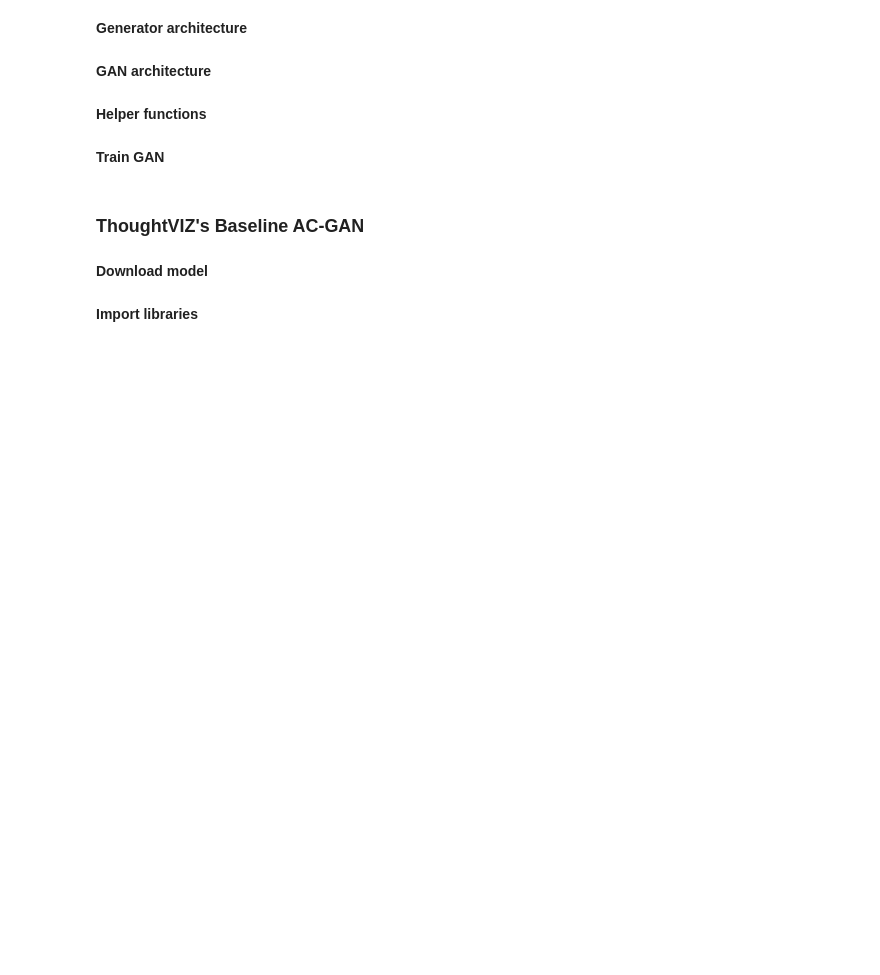
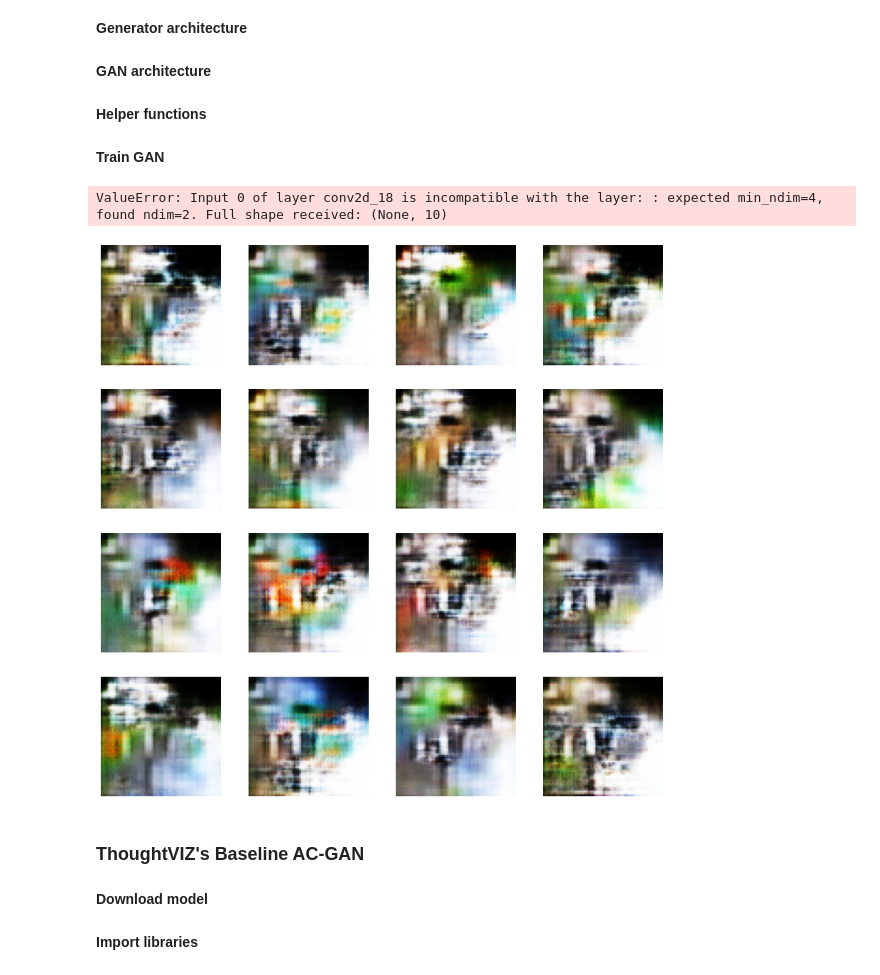
Before and after one commit to acardara/EEG-Decoding-to-Images, a Jupyter notebook: CSE_247_Project.ipynb, the cells around one changed output. Drawn from its saved outputs; the diff is of its cells as text; code cells hidden in the pictures; blank space fills up the shorter version.

Commit message:
Update CSE_247_Project.ipynb
Adding n_classes to jason - currently broken.

```diff
--- a/CSE_247_Project.ipynb
+++ b/CSE_247_Project.ipynb
@@ -313,9 +324,10 @@ def new_split_data(images, labels, train=0.8, data_per_class=900):
   return (np.asarray(trainX), np.asarray(trainY)), (np.asarray(testX), np.asarray(testY))
 
 # load images
-def load_real_samples():
+def load_real_samples(n_classes):
   # load dataset
   images, labels = image_utils.load_images(path_root="")
+  images, labels = trim_classes(images, labels, n_classes)
   (trainX, trainY), (testX, testY) = new_split_data(images, labels)
 	# expand to 3d, e.g. add channels
   X = expand_dims(trainX, axis=-1)
@@ -339,7 +351,7 @@ def generate_real_samples(dataset, n_samples):
 	return [X, labels], y
 
 # generate points in latent space as input for the generator
-def generate_latent_points(latent_dim, n_samples, n_classes=40):
+def generate_latent_points(latent_dim, n_samples, n_classes):
   # generate points in the latent space
   x_input = randn(latent_dim * n_samples)
   # reshape into a batch of inputs for the network
@@ -429,27 +441,32 @@ def train(g_model, d_model, gan_model, dataset, latent_dim, n_epochs=10, n_batch
 # size of the latent space
 # latent_dim = 100
 latent_dim = 400
+n_classes=10
 # create the discriminator
-discriminator = define_discriminator()
+discriminator = define_discriminator(n_classes)
 # create the generator
-generator = define_generator(latent_dim)
+generator = define_generator(latent_dim, n_classes)
 # create the gan
 gan_model = define_gan(generator, discriminator)
 # load image data
 dataset = load_real_samples()
 # train model
 train(generator, discriminator, gan_model, dataset, latent_dim, n_epochs=20)
+# %% [output]
+ValueError: Input 0 of layer conv2d_18 is incompatible with the layer: : expected min_ndim=4, found ndim=2. Full shape received: (None, 10)
 # %%
-[X, _], _ = generate_fake_class_sample(generator, class_label=0, latent_dim=400, n_samples=16)
+[X, _], _ = generate_fake_class_sample(generator, class_label=2, latent_dim=400, n_samples=16)
 # scale from [-1,1] to [0,1]
 X = (X + 1) / 2.0
 
 f, axs = plt.subplots(4,4,figsize=(15,15))
 # plot images
 for i in range(16):
   axs[i//4,i%4].imshow(X[i])
   axs[i//4,i%4].axis("off")
 f.show()
+# %% [output]
+[figure, added]
 # %%
 from keras.utils.vis_utils import plot_model
 plot_model(generator, to_file='generator_plot.png', show_shapes=True, show_layer_names=True)
```
Also changed, not shown: parts of 8 cells of this notebook.
